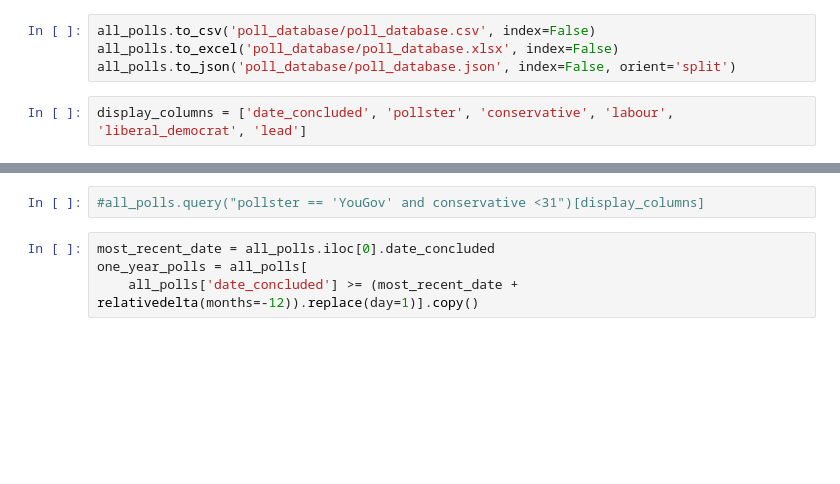
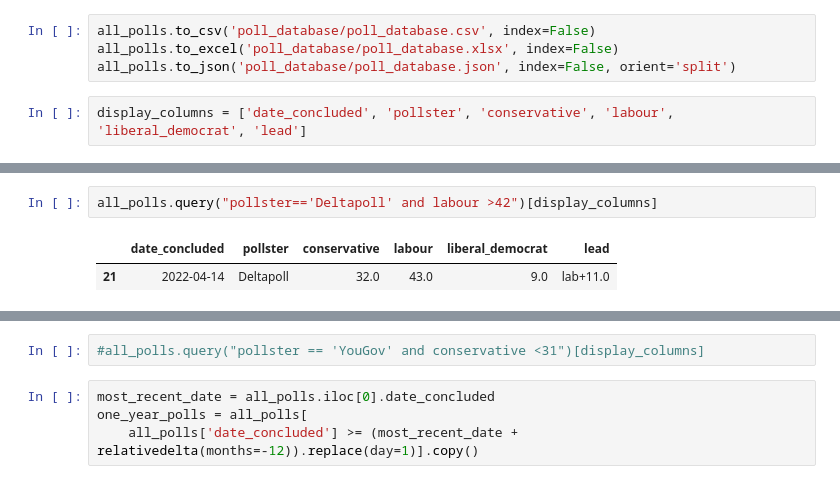
Before and after one commit to AndyLawton/uk_general_election_polls, a Jupyter notebook: main.ipynb, the cells around one changed output, grey strips where cells are left out. Saved outputs shown, nothing was run; the diff lists cells and outputs as text; blank space fills up the shorter version.

```diff
--- a/main.ipynb
+++ b/main.ipynb
@@ -95,3 +99,8 @@ all_polls.query("pollster=='Deltapoll' and lead_value>=5 and labour>conservative
+# %%
+all_polls.query("pollster=='Deltapoll' and labour >42")[display_columns]
+# %% [output]
+|  | date_concluded | pollster | conservative | labour | liberal_democrat | lead |
+| 21 | 2022-04-14 | Deltapoll | 32.0 | 43.0 | 9.0 | lab+11.0 |
 # %%
 all_polls.query("pollster=='Savanta ComRes' and lead_value>=10 and labour>conservative")[display_columns]
 # %% [output]
```
Also changed, not shown: parts of 21 cells of this notebook, 10 other files.
